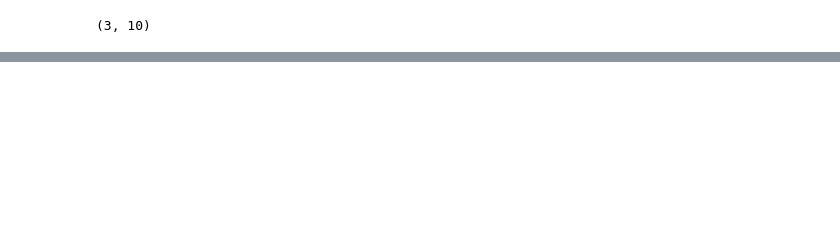
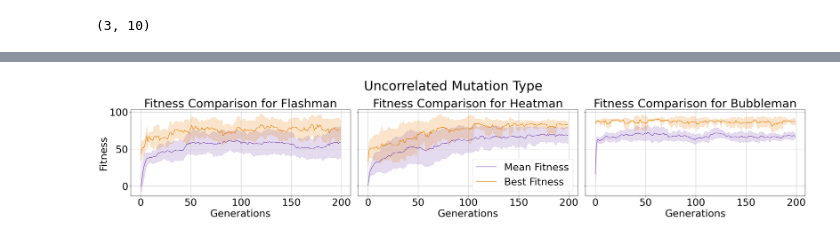
Before and after one commit to ArcovanBreda/evoman, a Jupyter notebook: Visualisation.ipynb, the cells around one changed output, grey strips where cells are left out. Drawn from its saved outputs; the diff is of its cells as text; code cells hidden in the pictures; blank space fills up the shorter version.

```diff
--- a/Visualisation.ipynb
+++ b/Visualisation.ipynb
@@ -218,0 +212,36 @@ stds_std = np.std(total_results[:, :, :, 2], axis=1)
+# %%
+# UNCORRELATED
+def get_results_run(experiment_name):
+    data = []
+    with open(f'./{experiment_name}/results.txt', 'r') as f:
+        for line in f:
+            data.append(line.strip().split()[2:6])
+    if len(data) != 100:
+        print(experiment_name)
+        print(len(data))
+    return data
+
+total_results = []
+for enemy in [1,4,7]:
+    results = [get_results_run(f"experiments/run{i}_popusize=100_enemy={enemy}_gens=100_hiddensize=10_u=1_l=-1_mutationtype=uncorrelated_mutationprobability=0.5_mutationstepsize=265_mutationthreshold=0.001_sinit=0.5_init=kaiming")
+            for i in range(1, 11)]
+    results2 = [get_results_run(f"experiments/run{i}_popusize=100_enemy={enemy}_gens=200_hiddensize=10_u=1_l=-1_mutationtype=uncorrelated_mutationprobability=0.5_mutationstepsize=265_mutationthreshold=0.001_sinit=0.5_init=kaiming")
+            for i in range(1, 11)]
+    combined_results = list(np.concatenate((np.array(results), np.array(results2)), axis=1))
+    total_results.append(combined_results)
+total_results = np.array(total_results, dtype=float)
+mean_total_results = np.mean(total_results, axis=1)
+
+bests2 = mean_total_results[:, :, 0]
+bests_std2 = np.std(total_results[:, :, :, 0], axis=1)
+
+means2 = mean_total_results[:, :, 1]
+means_std2 = np.std(total_results[:, :, :, 1], axis=1)
+
+stds2 = mean_total_results[:, :, 2]
+stds_std2 = np.std(total_results[:, :, :, 2], axis=1)
+
+generations = np.arange(total_results.shape[2])
+plot_2(generations,["Flashman", "Heatman", "Bubbleman"], bests2, means2, bests_std2, means_std2,  Title="Uncorrelated Mutation Type")
+# %% [output]
+[figure, added]
```
Also changed, not shown: parts of 25 cells of this notebook, 2 other files.
